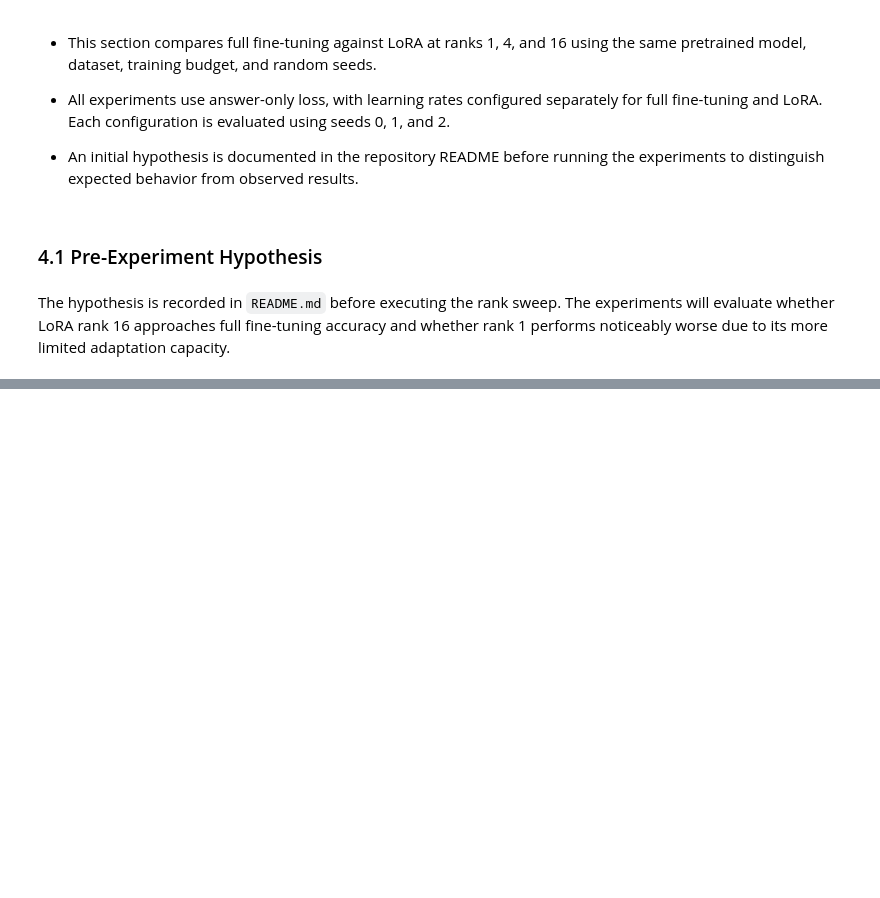
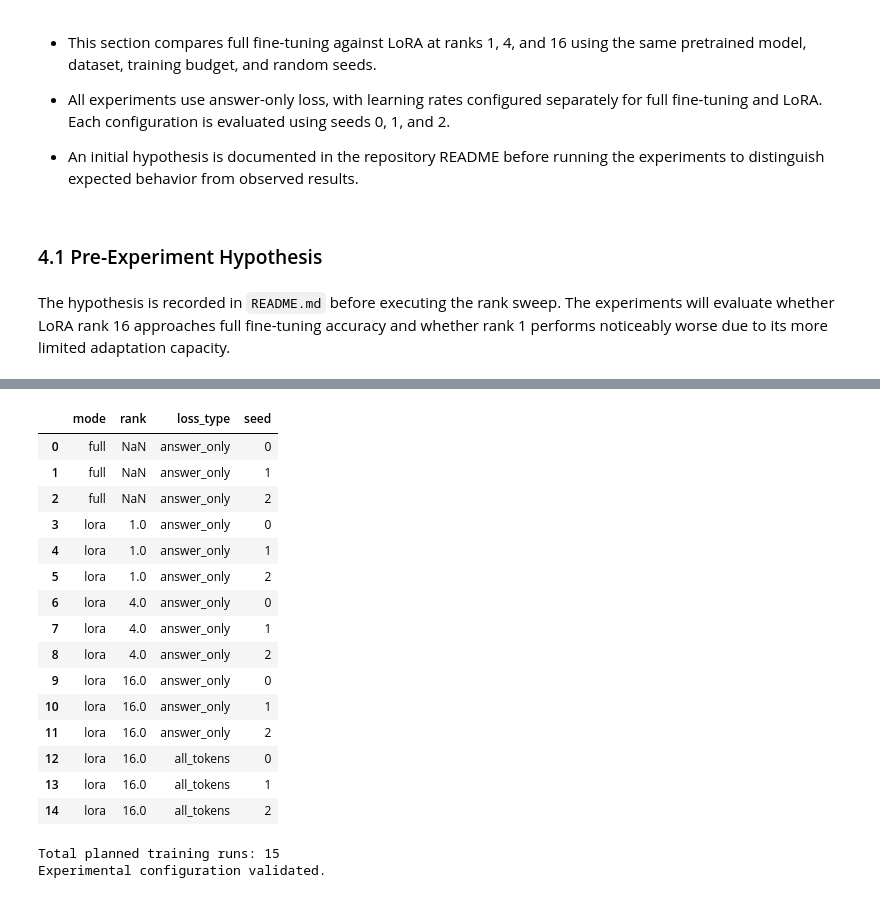
Before and after one commit to dancmartin11/aigc-5500-lab-06-fine-tune-with-lora, a Jupyter notebook: daniel_alejandro_castillo_martin_LAB6.ipynb, the cells around one changed output, grey strips where cells are left out. Cells and saved outputs as stored; diff of their text form; code cells hidden in the pictures; blank space fills up the shorter version.

```diff
--- a/daniel_alejandro_castillo_martin_LAB6.ipynb
+++ b/daniel_alejandro_castillo_martin_LAB6.ipynb
@@ -574,0 +586,44 @@ The hypothesis is recorded in `README.md` before executing the rank sweep. The e
+# %%
+# Define the configurations for the controlled experiments
+experiment_configs = [
+    {'mode': 'full', 'rank': None, 'loss_type': 'answer_only'},
+    {'mode': 'lora', 'rank': 1, 'loss_type': 'answer_only'},
+    {'mode': 'lora', 'rank': 4, 'loss_type': 'answer_only'},
+    {'mode': 'lora', 'rank': 16, 'loss_type': 'answer_only'},
+    {'mode': 'lora', 'rank': 16, 'loss_type': 'all_tokens'}
+    ]
+
+# Expand each configuration across the three required seeds
+experiment_plan = [{**config, 'seed': seed} for config in experiment_configs for seed in SEEDS]
+
+# Display the planned experiments without training
+plan_df = pd.DataFrame(experiment_plan)
+
+plan_df
+# %% [output]
+|  | mode | rank | loss_type | seed |
+| 0 | full | NaN | answer_only | 0 |
+| 1 | full | NaN | answer_only | 1 |
+| 2 | full | NaN | answer_only | 2 |
+| 3 | lora | 1.0 | answer_only | 0 |
+| 4 | lora | 1.0 | answer_only | 1 |
+| 5 | lora | 1.0 | answer_only | 2 |
+| 6 | lora | 4.0 | answer_only | 0 |
+| 7 | lora | 4.0 | answer_only | 1 |
+| 8 | lora | 4.0 | answer_only | 2 |
+| 9 | lora | 16.0 | answer_only | 0 |
+| 10 | lora | 16.0 | answer_only | 1 |
+| 11 | lora | 16.0 | answer_only | 2 |
+| 12 | lora | 16.0 | all_tokens | 0 |
+| 13 | lora | 16.0 | all_tokens | 1 |
+| 14 | lora | 16.0 | all_tokens | 2 |
+# %%
+# Validate the experiment count and seed coverage
+assert len(experiment_plan) == 15
+assert all(sum(run['seed'] == seed for run in experiment_plan) == 5 for seed in SEEDS)
+
+print(f'Total planned training runs: {len(experiment_plan)}')
+print('Experimental configuration validated.')
+# %% [output]
+Total planned training runs: 15
+Experimental configuration validated.
```
Also changed, not shown: parts of 34 cells of this notebook, 1 other file.
